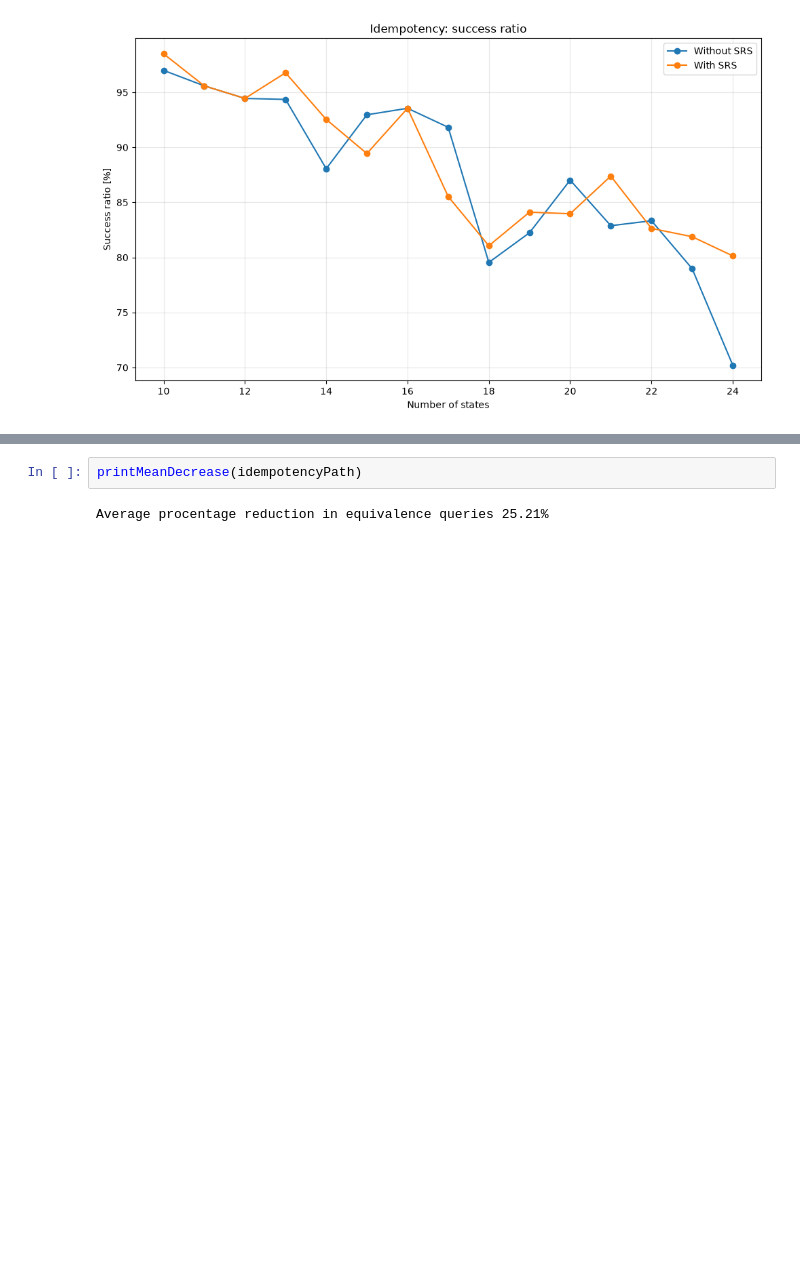
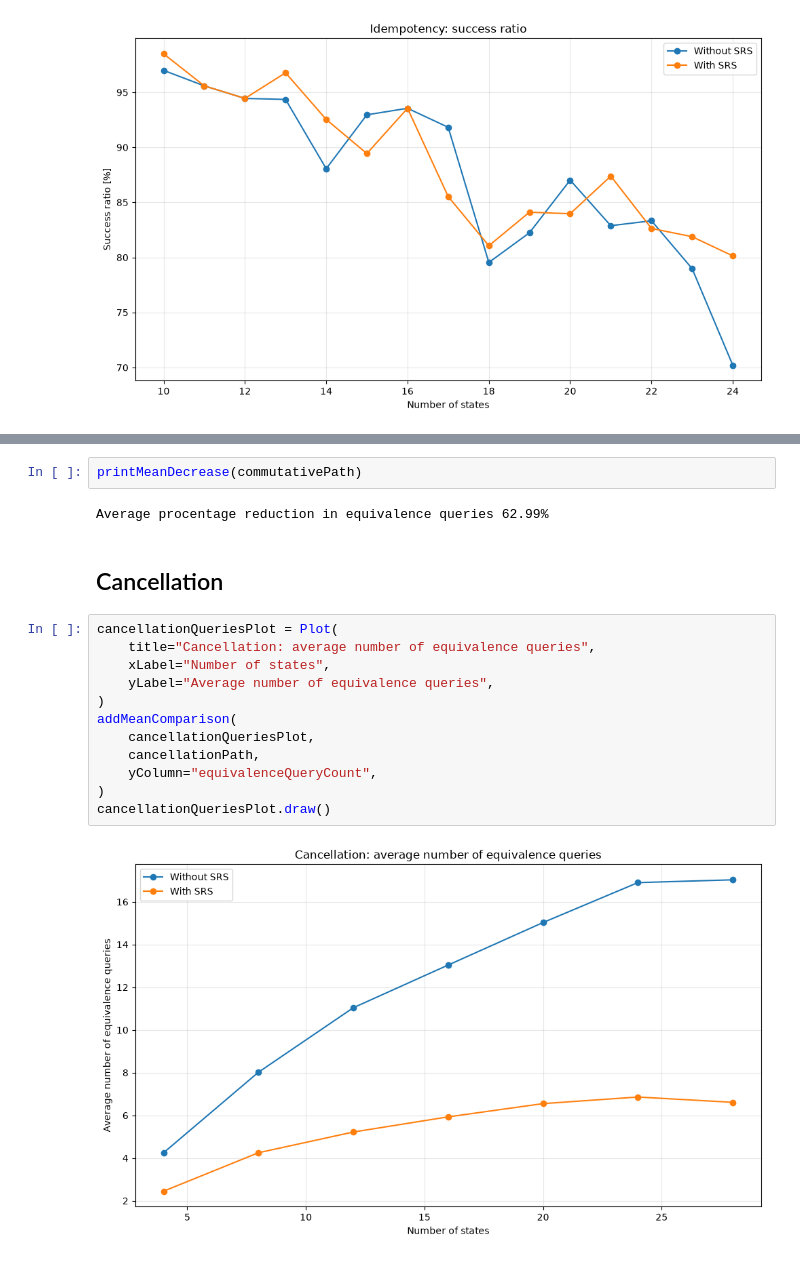
Before and after one commit to Piotrtraczynski1/LearningDVPA, a Jupyter notebook: results/probabilistic_eq_analysis.ipynb, the cells around one changed output, grey strips where cells are left out. Drawn from its saved outputs; the diff is of its cells as text; blank space fills up the shorter version.

```diff
--- a/results/probabilistic_eq_analysis.ipynb
+++ b/results/probabilistic_eq_analysis.ipynb
@@ -86,4 +149,20 @@ Average accurtacy gain 101.03%
 # %%
-printMeanDecrease(idempotencyPath)
+printMeanDecrease(commutativePath)
 # %% [output]
-Average procentage reduction in equivalence queries 25.21%
+Average procentage reduction in equivalence queries 62.99%
+# %% [markdown]
+## Cancellation
+# %%
+cancellationQueriesPlot = Plot(
+    title="Cancellation: average number of equivalence queries",
+    xLabel="Number of states",
+    yLabel="Average number of equivalence queries",
+)
+addMeanComparison(
+    cancellationQueriesPlot,
+    cancellationPath,
+    yColumn="equivalenceQueryCount",
+)
+cancellationQueriesPlot.draw()
+# %% [output]
+[figure, added]
```
Also changed, not shown: parts of 15 cells of this notebook, 5 other files.
